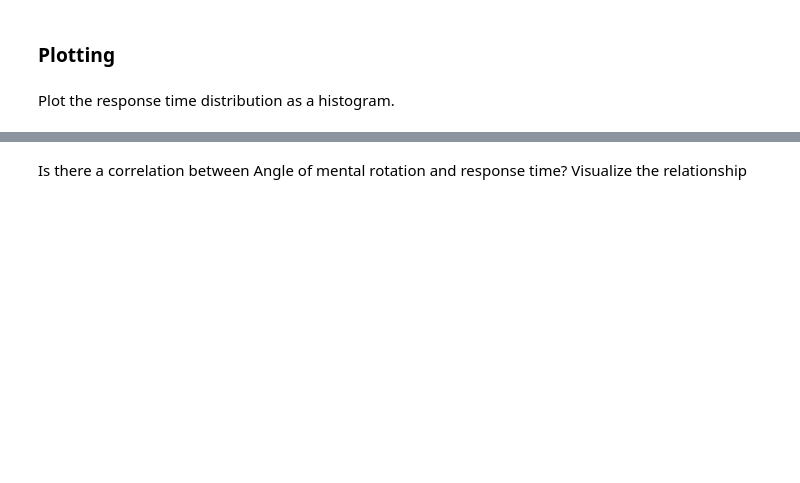
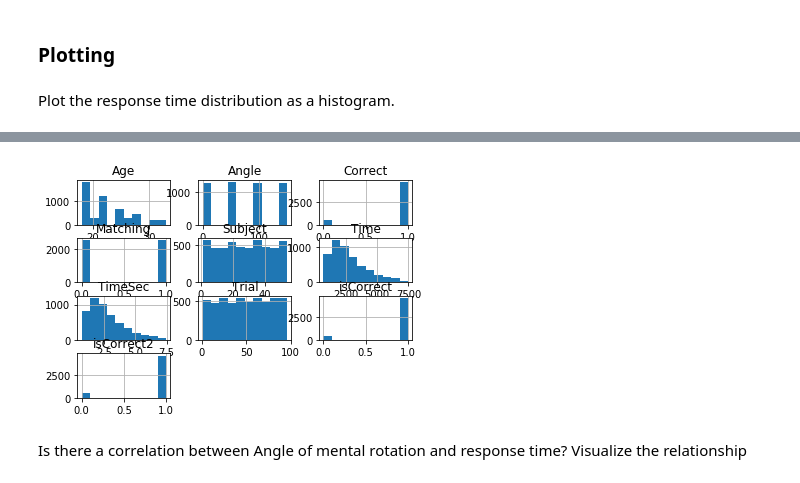
Before and after one commit to nickdelgrosso/mann_python_workshop2018, a Jupyter notebook: Day1/1-1 DataFrames.ipynb, the cells around one changed output, grey strips where cells are left out. Drawn from its saved outputs; the diff is of its cells as text; code cells hidden in the pictures; blank space fills up the shorter version.

```diff
--- a/Day1/1-1 DataFrames.ipynb
+++ b/Day1/1-1 DataFrames.ipynb
@@ -57,2 +202,6 @@ Plot the response time distribution as a histogram.
+# %%
+df.hist();
+# %% [output]
+[figure, added]
 # %% [markdown]
 Is there a correlation between Angle of mental rotation and response time?  Visualize the relationship
```
Also changed, not shown: parts of 25 cells of this notebook, 3 other files.
